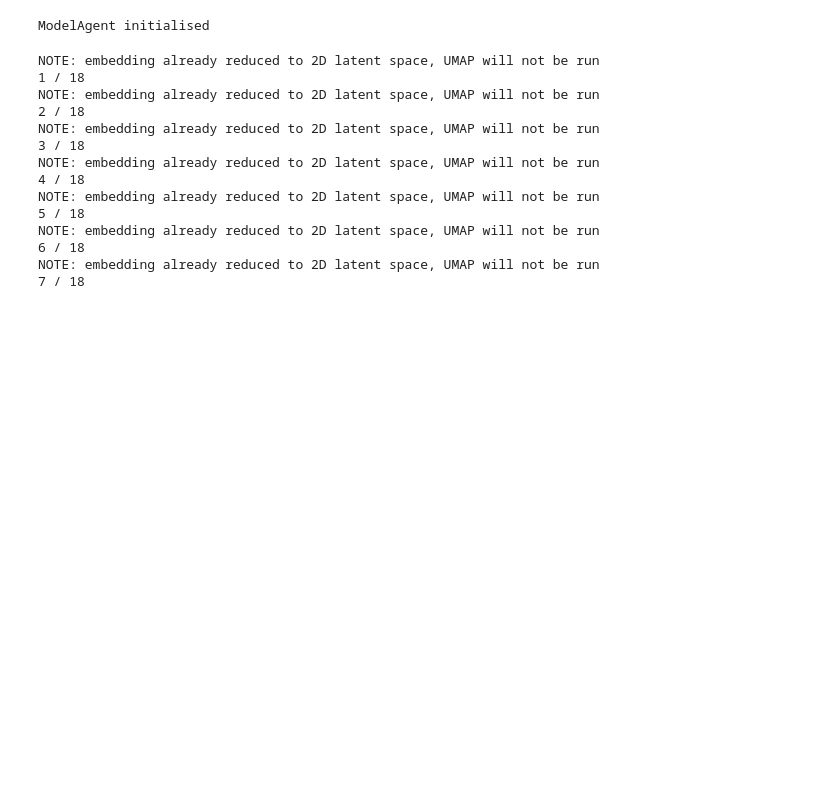
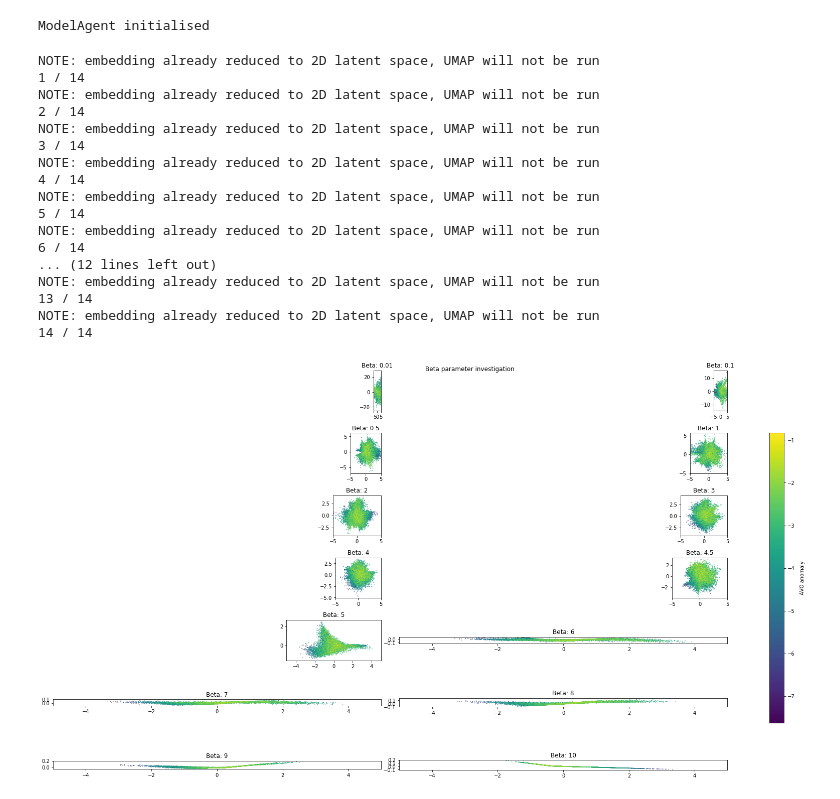
Before and after one commit to msc-acse/acse-9-independent-research-project-coush001, a Jupyter notebook: Investigate beta.ipynb, the cells around one changed output. Drawn from its saved outputs; the diff is of its cells as text; code cells hidden in the pictures; blank space fills up the shorter version.

```diff
--- a/Investigate beta.ipynb
+++ b/Investigate beta.ipynb
@@ -20,59 +20,63 @@ ModelAgent initialised
 # %%
 import copy
 
-betas = [0.5, 1, 1.5, 2, 2.5, 3, 3.5, 3.75, 3.85, 3.95, 4, 4.5, 5, 6, 7, 8, 9, 10]
+betas = [0.01, 0.1, 0.5, 1, 2, 3, 4, 4.5, 5, 6, 7, 8, 9, 10]
 
 models = [i for i in range(len(betas))]
 ELBO = [i for i in range(len(betas))]
 
 for count, i in enumerate(betas):
-        bvae.reduce(epochs=3, hidden_size=2, lr=0.005, beta=i, plot_loss=False)
+        bvae.reduce(epochs=20, hidden_size=2, lr=0.005, beta=i, plot_loss=False)
         bvae.to_2d()
         model = copy.deepcopy(bvae)
         models[count] = model
         print(count + 1, '/', len(betas))
 # %% [output]
 NOTE: embedding already reduced to 2D latent space, UMAP will not be run
-1 / 18
+1 / 14
 NOTE: embedding already reduced to 2D latent space, UMAP will not be run
-2 / 18
+2 / 14
 NOTE: embedding already reduced to 2D latent space, UMAP will not be run
-3 / 18
+3 / 14
 NOTE: embedding already reduced to 2D latent space, UMAP will not be run
-4 / 18
+4 / 14
 NOTE: embedding already reduced to 2D latent space, UMAP will not be run
-5 / 18
+5 / 14
 NOTE: embedding already reduced to 2D latent space, UMAP will not be run
-6 / 18
+6 / 14
+... (12 lines left out)
 NOTE: embedding already reduced to 2D latent space, UMAP will not be run
-7 / 18
+13 / 14
+NOTE: embedding already reduced to 2D latent space, UMAP will not be run
+14 / 14
 # %%
 def plot_agent(model, attr='FF', ax=False, count=False):
-    ax.set(#xlabel='Latent Variable 1',
-#            ylabel='Latent Variable 2',
-            title='Beta: {}'.format(
-                  betas[count]),
-            aspect='equal', xlim=(-5, 5) )
+    ax.set(title='Beta: {}'.format(betas[count]),
+           aspect='equal', xlim=(-5, 5) )
 
 
-    scatter = ax.scatter(model.two_dimensions[:, 0],
-                         model.two_dimensions[:, 1],
-                         s=1.0,
+    scatter = ax.scatter(model.two_dimensions[:, 0], model.two_dimensions[:, 1],
+                         s=0.2,
                          c=model.attributes[attr])
 
     return scatter
 
 
 # axes are in a two-dimensional array, indexed by [row, col]
 fig, ax = plt.subplots(len(betas)//2, 2, figsize=(24, 12), sharex=False, sharey=False)
+
+
 fig.suptitle('Beta parameter investigation')
 fig.frameon = True
 
 for count, i in enumerate(betas):
     a = plot_agent(models[count], ax=ax[int(count//2),int(count%2)], count=count)
 
+fig.tight_layout()
 cbar = fig.colorbar(a, ax=ax.ravel().tolist(), shrink=0.7, orientation='vertical')
 cbar.set_label(label='AVO anomaly', rotation=90, labelpad=10)
 
 
 plt.show()
+# %% [output]
+[figure, added]
```
Also changed, not shown: parts of 5 cells of this notebook, 9 other files.
